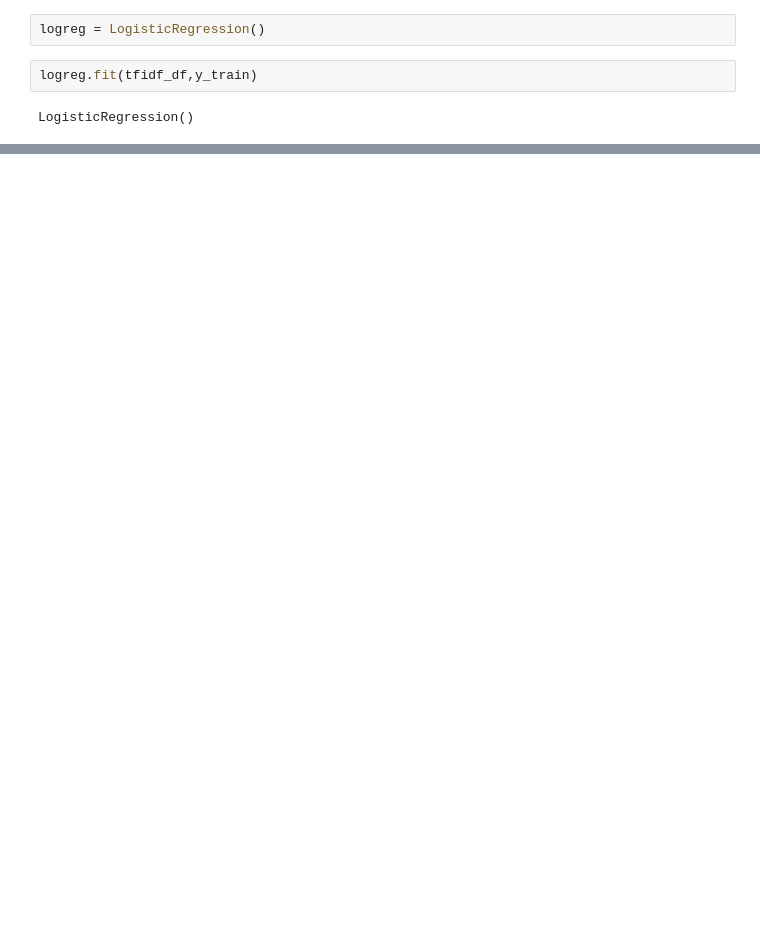
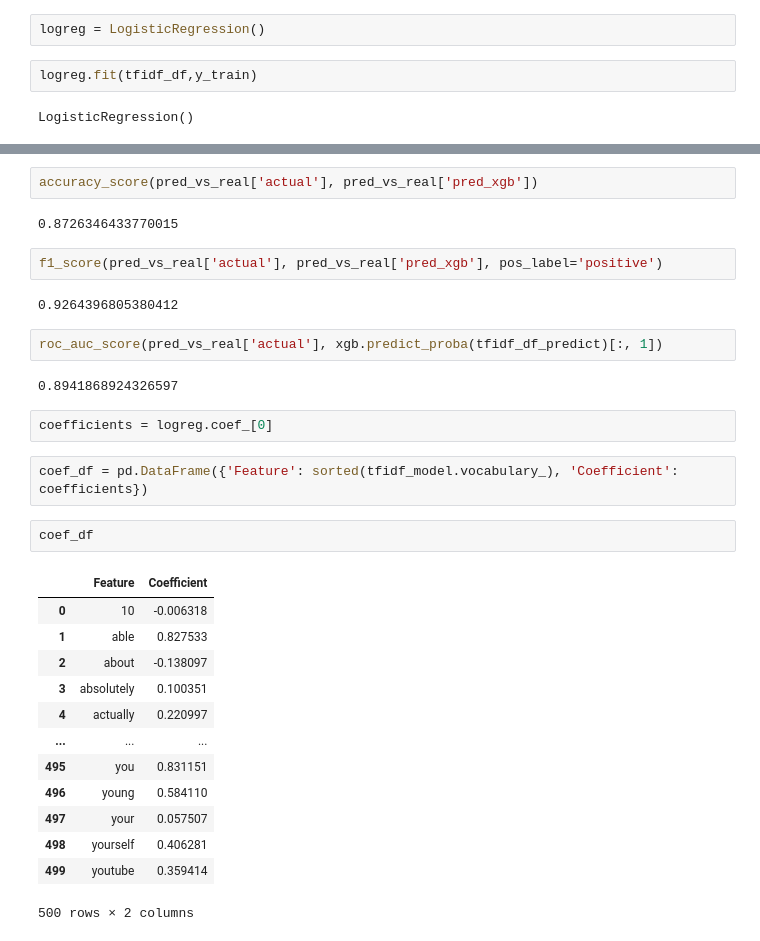
Before and after one commit to gandreguetto/youtube_comments_sentiment, a Jupyter notebook: youtube_comments.ipynb, the cells around one changed output, grey strips where cells are left out. Drawn from its saved outputs; the diff is of its cells as text; blank space fills up the shorter version.

```diff
--- a/youtube_comments.ipynb
+++ b/youtube_comments.ipynb
@@ -170,0 +277,32 @@ logreg.predict_proba(tfidf_df)[:,1]
+# %%
+accuracy_score(pred_vs_real['actual'], pred_vs_real['pred_xgb'])
+# %% [output]
+0.8726346433770015
+# %%
+f1_score(pred_vs_real['actual'], pred_vs_real['pred_xgb'], pos_label='positive')
+# %% [output]
+0.9264396805380412
+# %%
+roc_auc_score(pred_vs_real['actual'], xgb.predict_proba(tfidf_df_predict)[:, 1])
+# %% [output]
+0.8941868924326597
+# %%
+coefficients = logreg.coef_[0]
+# %%
+coef_df = pd.DataFrame({'Feature': sorted(tfidf_model.vocabulary_), 'Coefficient': coefficients})
+# %%
+coef_df
+# %% [output]
+|  | Feature | Coefficient |
+| 0 | 10 | -0.006318 |
+| 1 | able | 0.827533 |
+| 2 | about | -0.138097 |
+| 3 | absolutely | 0.100351 |
+| 4 | actually | 0.220997 |
+| ... | ... | ... |
+| 495 | you | 0.831151 |
+| 496 | young | 0.584110 |
+| 497 | your | 0.057507 |
+| 498 | yourself | 0.406281 |
+| 499 | youtube | 0.359414 |
+500 rows × 2 columns
```
Also changed, not shown: parts of 31 cells of this notebook.
